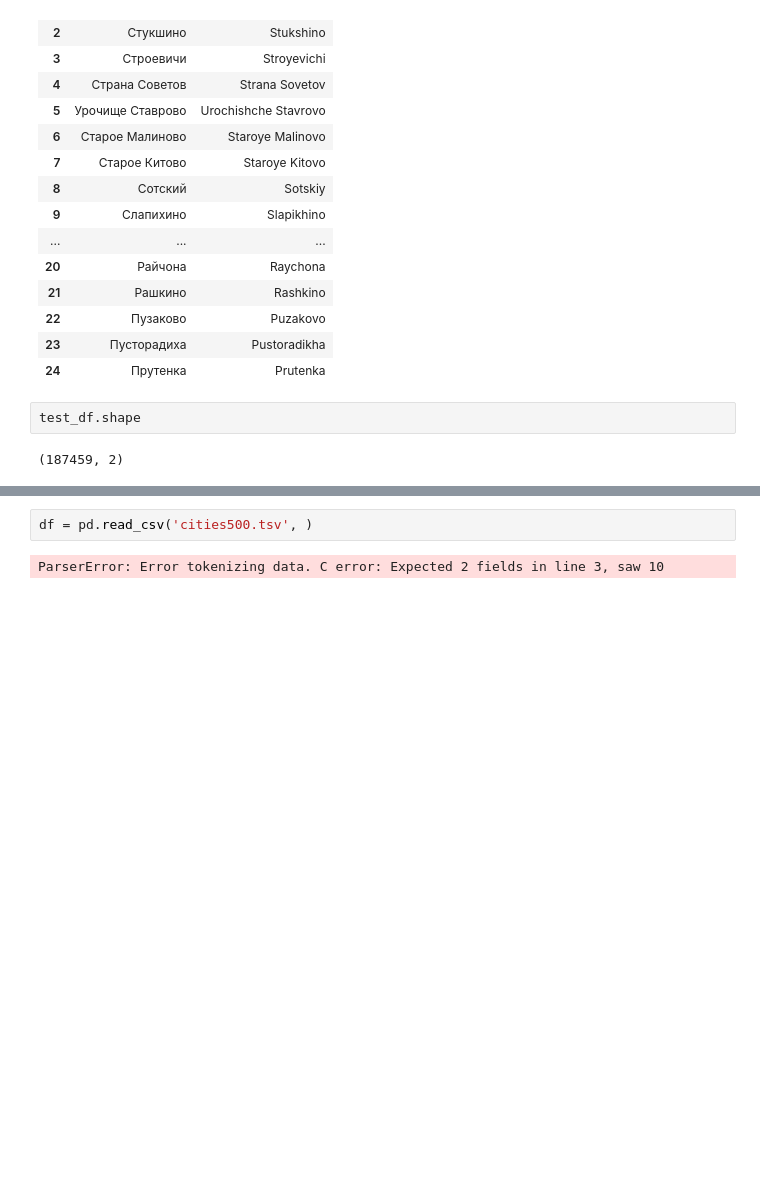
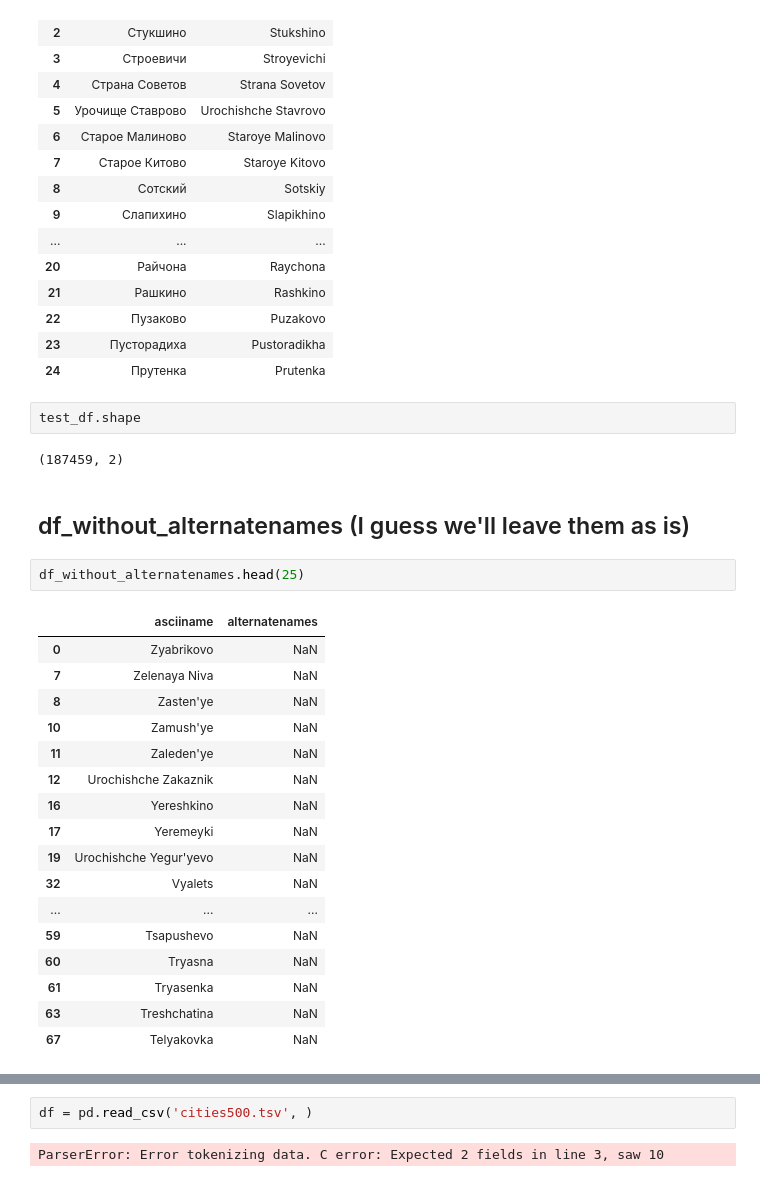
Before and after one commit to korab1ev/Neural-MT, a Jupyter notebook: augment-data-prep.ipynb, the cells around one changed output, grey strips where cells are left out. Saved outputs shown, nothing was run; the diff lists cells and outputs as text; blank space fills up the shorter version.

```diff
--- a/augment-data-prep.ipynb
+++ b/augment-data-prep.ipynb
@@ -232,3 +239,25 @@ test_df.head(25)
 test_df.shape
 # %% [output]
 (187459, 2)
+# %% [markdown]
+## df_without_alternatenames (I guess we'll leave them as is)
+# %%
+df_without_alternatenames.head(25)
+# %% [output]
+|  | asciiname | alternatenames |
+| 0 | Zyabrikovo | NaN |
+| 7 | Zelenaya Niva | NaN |
+| 8 | Zasten'ye | NaN |
+| 10 | Zamush'ye | NaN |
+| 11 | Zaleden'ye | NaN |
+| 12 | Urochishche Zakaznik | NaN |
+| 16 | Yereshkino | NaN |
+| 17 | Yeremeyki | NaN |
+| 19 | Urochishche Yegur'yevo | NaN |
+| 32 | Vyalets | NaN |
+| ... | ... | ... |
+| 59 | Tsapushevo | NaN |
+| 60 | Tryasna | NaN |
+| 61 | Tryasenka | NaN |
+| 63 | Treshchatina | NaN |
+| 67 | Telyakovka | NaN |
```
Also changed, not shown: parts of 14 cells of this notebook.
